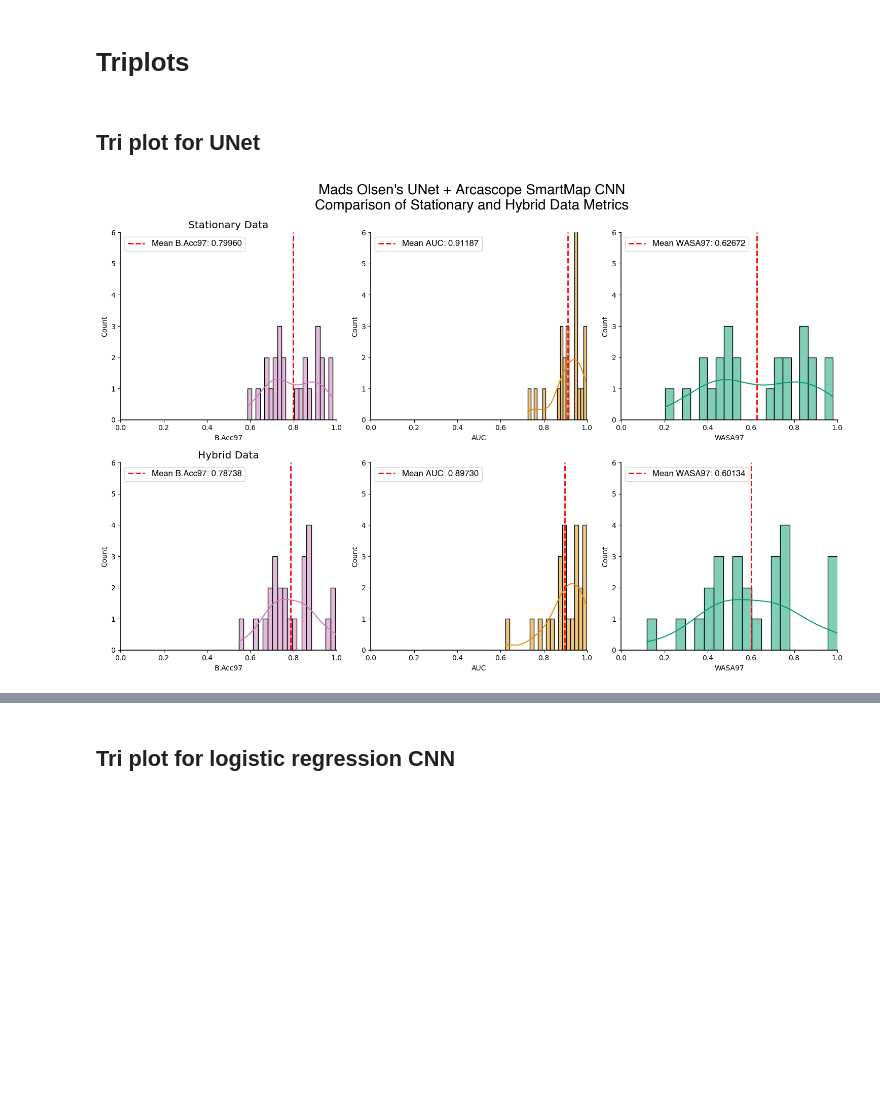
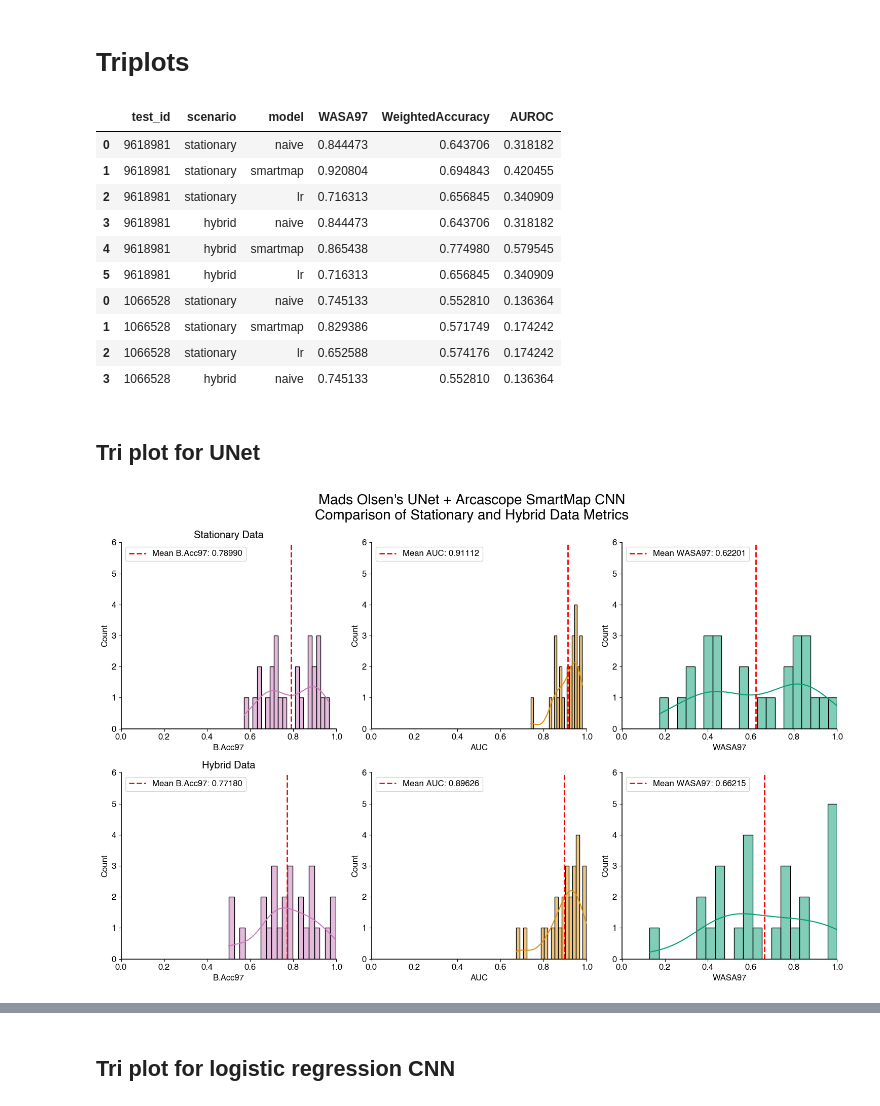
Before and after one commit to Arcascope/pisces, a Jupyter notebook: analyses/NHRC/01_lr_cnn_wldm_2_binary.ipynb, the cells around one changed output, grey strips where cells are left out. Drawn from its saved outputs; the diff is of its cells as text; code cells hidden in the pictures; blank space fills up the shorter version.

```diff
--- a/analyses/NHRC/01_lr_cnn_wldm_2_binary.ipynb
+++ b/analyses/NHRC/01_lr_cnn_wldm_2_binary.ipynb
@@ -1183,12 +871,30 @@ ranked_debug_plots(
 # %% [markdown]
 # Triplots
+# %%
+evaluations_df.head(10)
+# %% [output]
+|  | test_id | scenario | model | WASA97 | WeightedAccuracy | AUROC |
+| 0 | 9618981 | stationary | naive | 0.844473 | 0.643706 | 0.318182 |
+| 1 | 9618981 | stationary | smartmap | 0.920804 | 0.694843 | 0.420455 |
+| 2 | 9618981 | stationary | lr | 0.716313 | 0.656845 | 0.340909 |
+| 3 | 9618981 | hybrid | naive | 0.844473 | 0.643706 | 0.318182 |
+| 4 | 9618981 | hybrid | smartmap | 0.865438 | 0.774980 | 0.579545 |
+| 5 | 9618981 | hybrid | lr | 0.716313 | 0.656845 | 0.340909 |
+| 0 | 1066528 | stationary | naive | 0.745133 | 0.552810 | 0.136364 |
+| 1 | 1066528 | stationary | smartmap | 0.829386 | 0.571749 | 0.174242 |
+| 2 | 1066528 | stationary | lr | 0.652588 | 0.574176 | 0.174242 |
+| 3 | 1066528 | hybrid | naive | 0.745133 | 0.552810 | 0.136364 |
 # %% [markdown]
 ## Tri plot for UNet
 # %%
 fig, axs = plt.subplots(2, 3, figsize=(15, 10))
 
-tri_plot_metrics(evaluations_df, axs=axs[0], axs_set_name="Stationary Data")
-tri_plot_metrics(evaluations_df_hybrid, axs=axs[1], axs_set_name="Hybrid Data")
+cnn_evaluations_df = evaluations_df[evaluations_df['model'] == 'smartmap']
+cnn_stationary = cnn_evaluations_df[cnn_evaluations_df['scenario'] == 'stationary']
+cnn_hybrid = cnn_evaluations_df[cnn_evaluations_df['scenario'] == 'hybrid']
+
+tri_plot_metrics(evaluations_df=cnn_stationary, axs=axs[0], axs_set_name="Stationary Data")
+tri_plot_metrics(cnn_hybrid, axs=axs[1], axs_set_name="Hybrid Data")
 
 for ax in axs.flatten():
     ax.set_ylim(0, 6)
@@ -1199,7 +905,7 @@ fig.tight_layout()
 fig.savefig(Path(os.getcwd()).joinpath(f"smartmap_triplot_{WASA_SLEEP_PERCENT}.png"), dpi=600, bbox_inches='tight')
 # fig.savefig(Path(os.getcwd()).joinpath("comparison_metrics_triplot.png"), dpi=600, bbox_inches='tight')
 # %% [output]
-[figure, old version]
+[figure, new version]
 # %%
 fig, axs = plt.subplots(2, 3, figsize=(15, 10))
 
```
Also changed, not shown: parts of 30 cells of this notebook, 1 other file.
